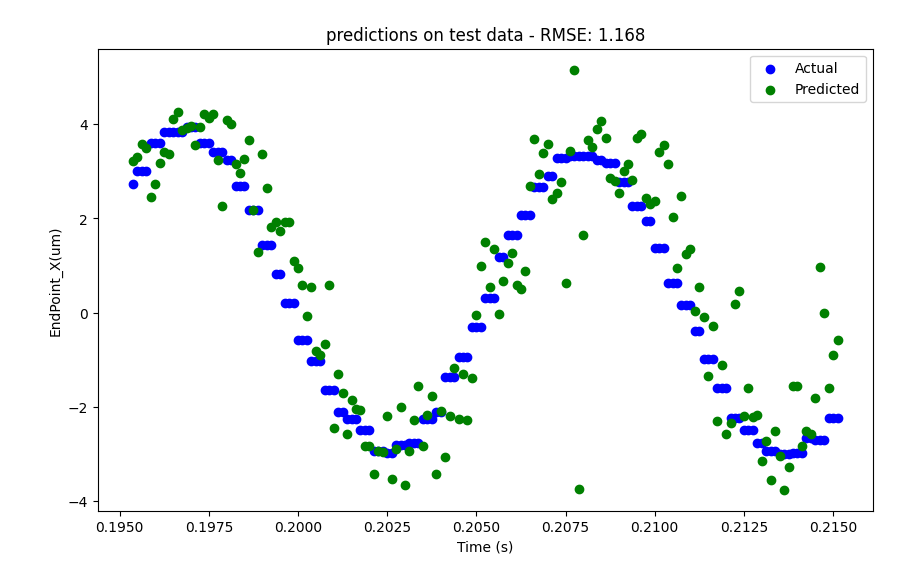
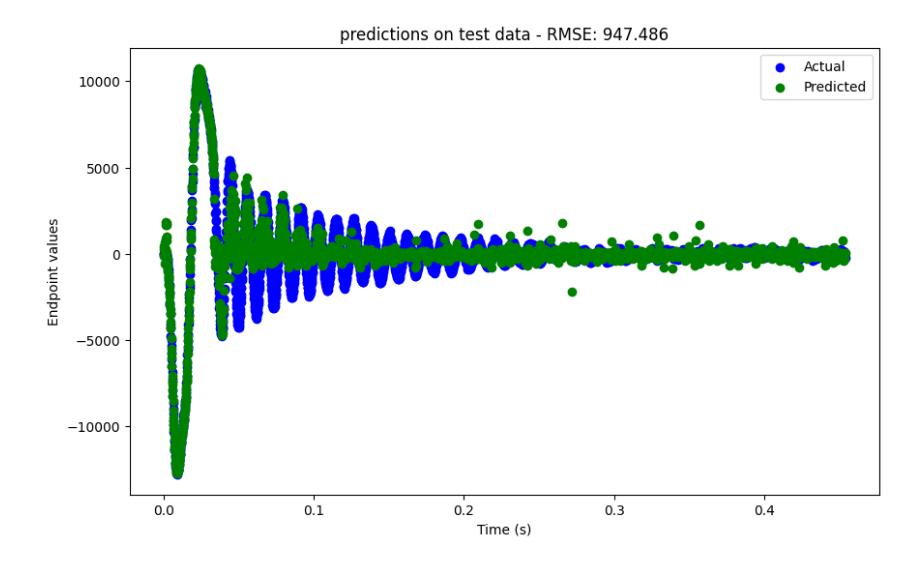
Before and after one commit to ChiragBusiness/FYP, a Jupyter notebook: basic_nn.ipynb, the cells around one changed output. Saved outputs shown, nothing was run; the diff lists cells and outputs as text; code cells hidden in the pictures.

```diff
--- a/basic_nn.ipynb
+++ b/basic_nn.ipynb
@@ -7,7 +7,9 @@ from sklearn.neural_network import MLPRegressor
 from sklearn.pipeline import Pipeline
 from sklearn.metrics import mean_squared_error
 # %%
-train = pd.read_csv('Data/train_data.csv', usecols=['Time (s)','ENC_X(um)', 'dENC_X(um)', 'ddENC_X(um)', 'EndPoint_X(um)']).dropna()
-test = pd.read_csv('Data/test_data.csv', usecols=['Time (s)', 'ENC_X(um)', 'dENC_X(um)', 'ddENC_X(um)', 'EndPoint_X(um)']).dropna()
+# train = pd.read_csv('Data/train_data.csv', usecols=['Time (s)','ENC_X(um)', 'dENC_X(um)', 'ddENC_X(um)', 'EndPoint_X(um)']).dropna()
+# test = pd.read_csv('Data/test_data.csv', usecols=['Time (s)', 'ENC_X(um)', 'dENC_X(um)', 'ddENC_X(um)', 'EndPoint_X(um)']).dropna()
+train = pd.read_csv('Data/train_data_new.csv', usecols=['file', 'sample','ENC_POS_FLOATMAG_BH', 'dENC_X', 'ddENC_X', 'FLOATMAG_ACC_ADC_PORT_0', 'DAC_FLOATMAG_BH']).dropna()
+test = pd.read_csv('Data/test_data_new.csv', usecols=['file', 'sample','ENC_POS_FLOATMAG_BH', 'dENC_X', 'ddENC_X', 'FLOATMAG_ACC_ADC_PORT_0', 'DAC_FLOATMAG_BH']).dropna()
 train, test
 # %% [output]
@@ -43,7 +55,7 @@ pipeline = Pipeline([
 ])
 
 # Number of loops
-loops = 8
+loops = 6
 
 # Placeholder for RMSE values
 rmse_values = []
@@ -58,12 +70,19 @@ for i in range(loops):
     rmse_values.append(rmse)
 
     # Visualize predictions vs actual values
-    plt.figure(figsize=(10, 6))
-    plt.scatter(x_train['ENC_X(um)'], y_train, color='blue', alpha=0.6, label='Actual')
-    plt.scatter(x_train['ENC_X(um)'], predictions, color='green', alpha=0.6, label='Predicted')
+    # plt.figure(figsize=(10, 6))
+
+    #for old data (one trial)
+    # plt.scatter(x_train['ENC_X(um)'], y_train, color='blue', alpha=0.6, label='Actual')
+    # plt.scatter(x_train['ENC_X(um)'], predictions, color='green', alpha=0.6, label='Predicted')
+
+    #for new data (multiple trials for one motion profile)
+    plt.scatter(x_train['ENC_POS_FLOATMAG_BH'], y_train, color='blue', alpha=0.6, label='Actual')
+    plt.scatter(x_train['ENC_POS_FLOATMAG_BH'], predictions, color='green', alpha=0.6, label='Predicted')
+
     plt.title(f'After {100 * (i + 1)} Iterations - RMSE: {rmse:.3f}')
-    plt.xlabel('ENC_X(um)')
-    plt.ylabel('EndPoint_X(um)')
+    plt.xlabel('Encoder value')
+    plt.ylabel('endpoint value')
     plt.legend()
     plt.show()
 # %% [output]
@@ -86,17 +156,25 @@ Text(0.5, 1.0, 'RMSE Values')
 # %%
-predictions_test = pipeline.predict(x_test)
-rmse_test = mean_squared_error(y_test, predictions_test, squared=False)
+# for features: ENC_X(um), dENC_X(um), ddENC_X(um)
+
+one_trial = test[test["file"] == 24]
+x_test_one_trial = one_trial[['ENC_POS_FLOATMAG_BH', 'dENC_X', 'ddENC_X']]
+y_test_one_trial = one_trial['FLOATMAG_ACC_ADC_PORT_0']
+times = one_trial['sample'] / 8000
+
+
+predictions_test = pipeline.predict(x_test_one_trial)
+rmse_test = mean_squared_error(y_test_one_trial, predictions_test, squared=False)
 
 # Visualize predictions vs actual values
 plt.figure(figsize=(10, 6))
-plt.scatter(test["Time (s)"], y_test, color='blue', label='Actual')
-plt.scatter(test["Time (s)"], predictions_test, color='green', label='Predicted')
+plt.scatter(times, y_test_one_trial, color='blue', label='Actual')
+plt.scatter(times, predictions_test, color='green', label='Predicted')
 
 
 plt.title(f'predictions on test data - RMSE: {rmse_test:.3f}')
 plt.xlabel('Time (s)')
-plt.ylabel('EndPoint_X(um)')
+plt.ylabel('Endpoint values')
 plt.legend()
 plt.show()
 # %% [output]
-[figure, old version]
+[figure, new version]
```
Also changed, not shown: parts of 9 cells of this notebook, 37 other files.
